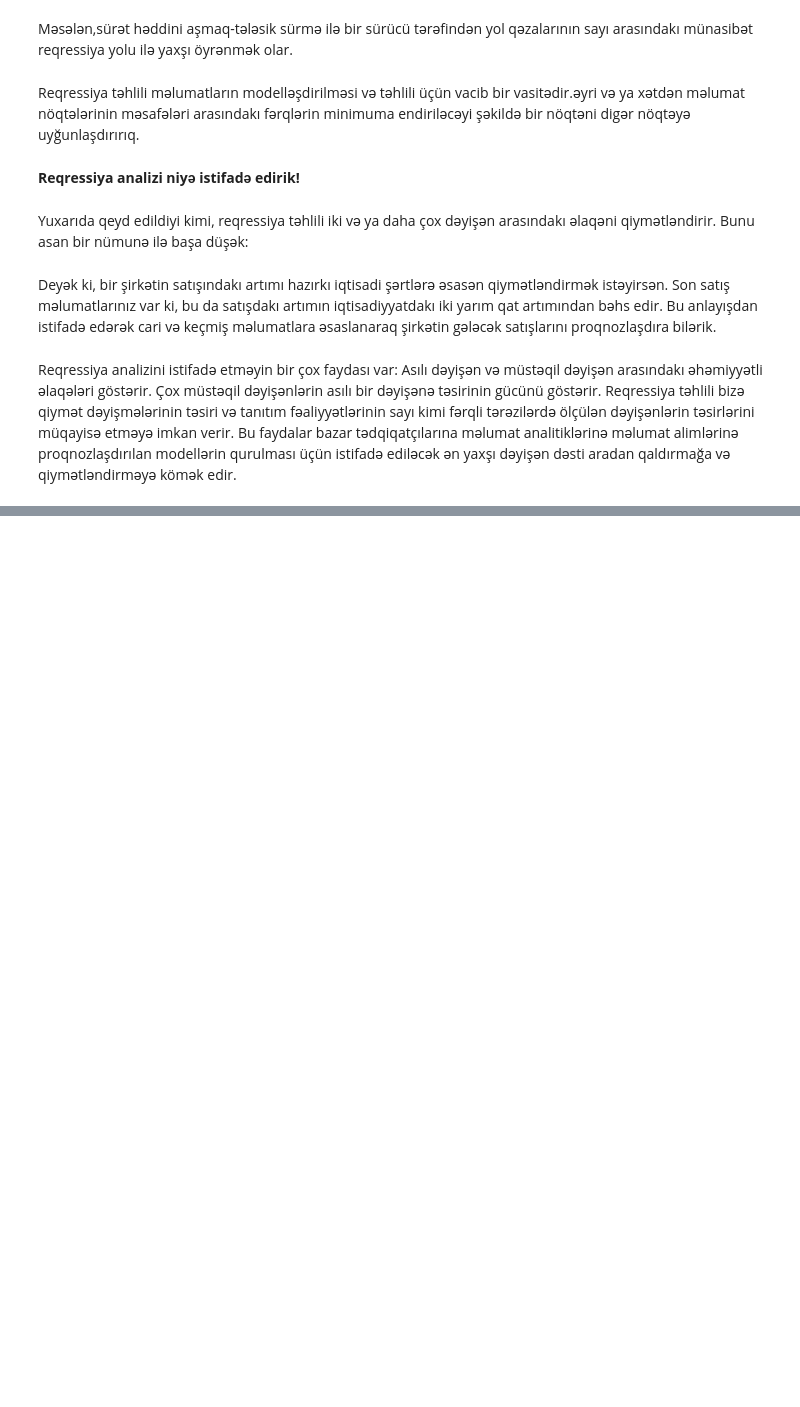
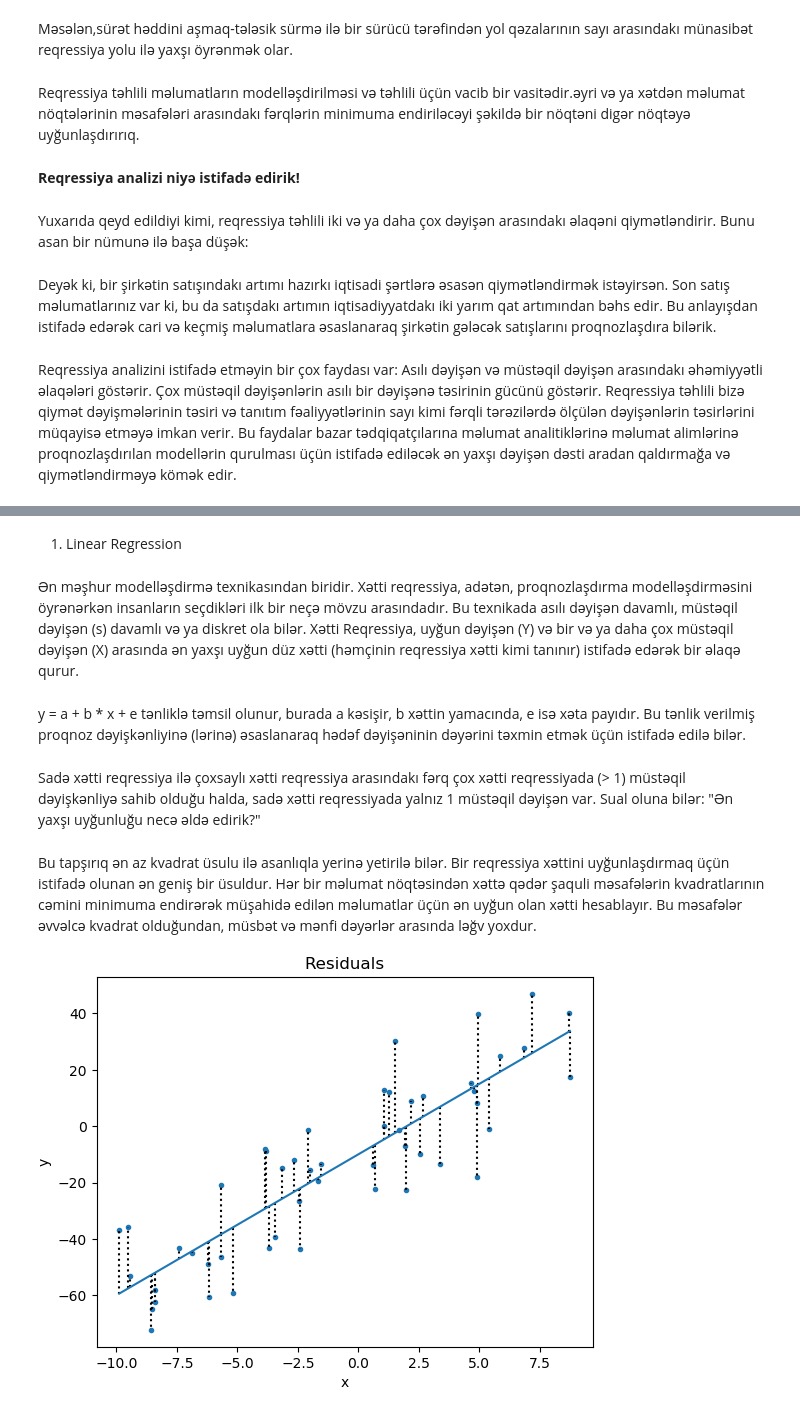
Before and after one commit to RashadGarayev/MachineLearningAZ, a Jupyter notebook: MachineLearningAz/Regression.ipynb, the cells around one changed output, grey strips where cells are left out. Cells and saved outputs as stored; diff of their text form; code cells hidden in the pictures; blank space fills up the shorter version.

```diff
--- a/MachineLearningAz/Regression.ipynb
+++ b/MachineLearningAz/Regression.ipynb
@@ -24,0 +42,16 @@ Reqressiya təhlili bizə qiymət dəyişmələrinin təsiri və tanıtım fəal
+# %% [markdown]
+1. Linear Regression
+# %% [markdown]
+Ən məşhur modelləşdirmə texnikasından biridir. Xətti reqressiya, adətən, proqnozlaşdırma modelləşdirməsini öyrənərkən insanların seçdikləri ilk bir neçə mövzu arasındadır. Bu texnikada asılı dəyişən davamlı, müstəqil dəyişən (s) davamlı və ya diskret ola bilər.
+Xətti Reqressiya, uyğun dəyişən (Y) və bir və ya daha çox müstəqil dəyişən (X) arasında ən yaxşı uyğun düz xətti (həmçinin reqressiya xətti kimi tanınır) istifadə edərək bir əlaqə qurur.
+# %% [markdown]
+y = a + b * x + e  tənliklə təmsil olunur, burada a kəsişir, b xəttin yamacında, e isə xəta payıdır. Bu tənlik verilmiş proqnoz dəyişkənliyinə (lərinə) əsaslanaraq hədəf dəyişəninin dəyərini təxmin etmək üçün istifadə edilə bilər.
+# %% [markdown]
+Sadə xətti reqressiya ilə çoxsaylı xətti reqressiya arasındakı fərq çox xətti reqressiyada (> 1) müstəqil dəyişkənliyə sahib olduğu halda, sadə xətti reqressiyada yalnız 1 müstəqil dəyişən var. Sual oluna bilər: "Ən yaxşı uyğunluğu necə əldə edirik?"
+# %% [markdown]
+Bu tapşırıq ən az kvadrat üsulu ilə asanlıqla yerinə yetirilə bilər. Bir reqressiya xəttini uyğunlaşdırmaq üçün istifadə olunan ən geniş bir üsuldur. Hər bir məlumat nöqtəsindən xəttə qədər şaquli məsafələrin kvadratlarının cəmini minimuma endirərək müşahidə edilən məlumatlar üçün ən uyğun olan xətti hesablayır. Bu məsafələr əvvəlcə kvadrat olduğundan, müsbət və mənfi dəyərlər arasında ləğv yoxdur.
+# %%
+from IPython.display import Image
+Image(filename='image/residuals-1.png')
+# %% [output]
+[figure, added]
```
Also changed, not shown: parts of 16 cells of this notebook, 7 other files.
